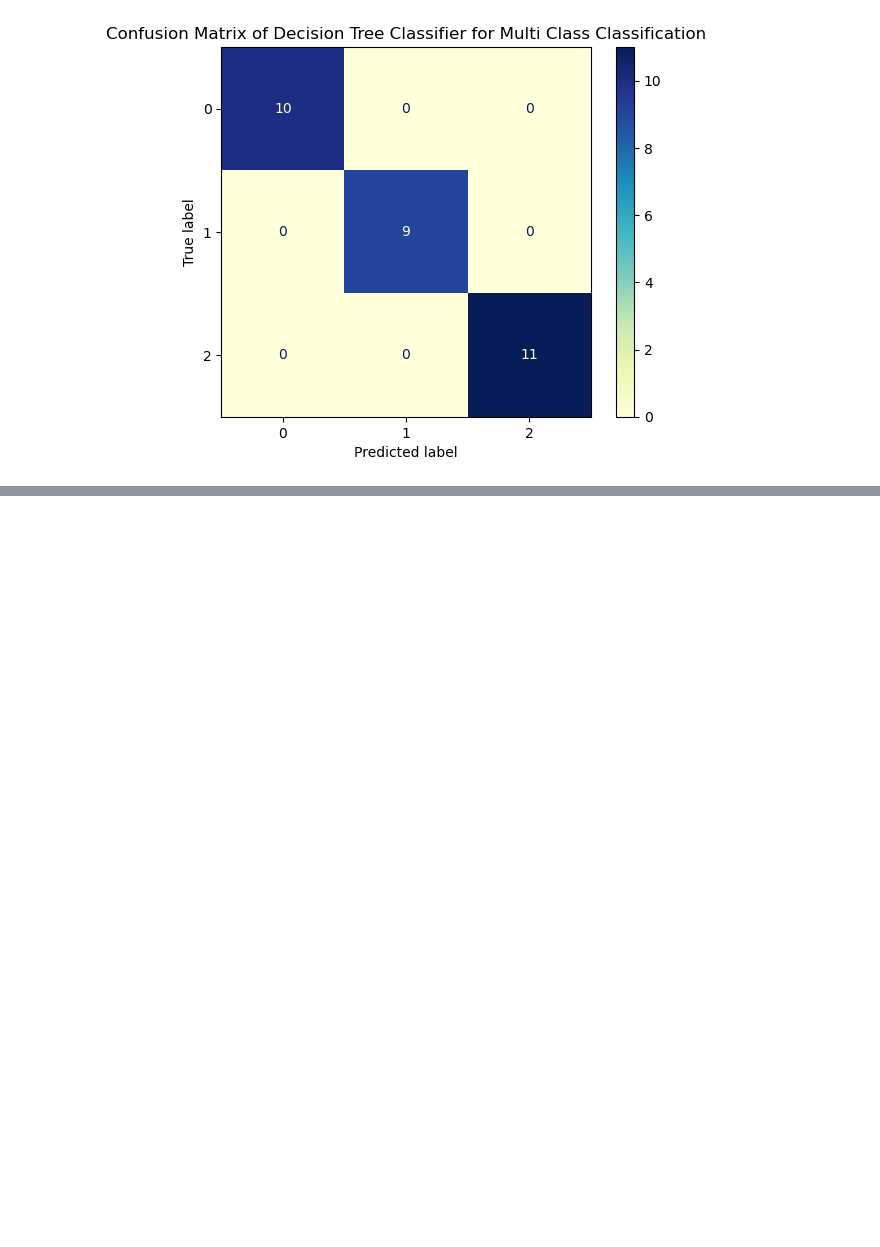
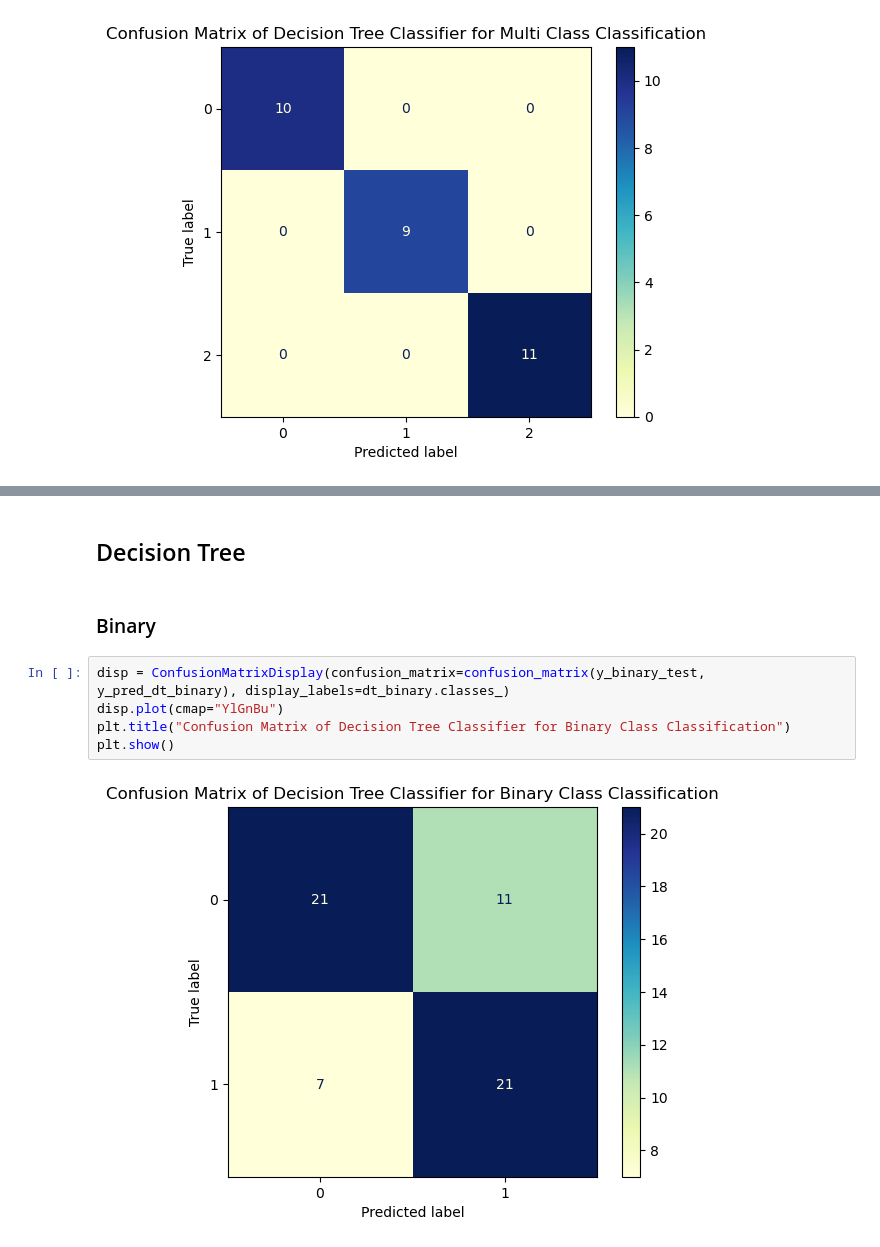
Before and after one commit to Sai-Gnaneswar-Sutrave/Machine-Learning-101, a Jupyter notebook: Algorithms/Supervised/Logistic-Regression/Classification-Metrics.ipynb, the cells around one changed output, grey strips where cells are left out. Saved outputs shown, nothing was run; the diff lists cells and outputs as text; blank space fills up the shorter version.

```diff
--- a/Algorithms/Supervised/Logistic-Regression/Classification-Metrics.ipynb
+++ b/Algorithms/Supervised/Logistic-Regression/Classification-Metrics.ipynb
@@ -224,0 +265,11 @@ plt.show()
+# %% [markdown]
+## Decision Tree
+# %% [markdown]
+### Binary
+# %%
+disp = ConfusionMatrixDisplay(confusion_matrix=confusion_matrix(y_binary_test, y_pred_dt_binary), display_labels=dt_binary.classes_)
+disp.plot(cmap="YlGnBu")
+plt.title("Confusion Matrix of Decision Tree Classifier for Binary Class Classification")
+plt.show()
+# %% [output]
+[figure, added]
```
Also changed, not shown: parts of 21 cells of this notebook.
